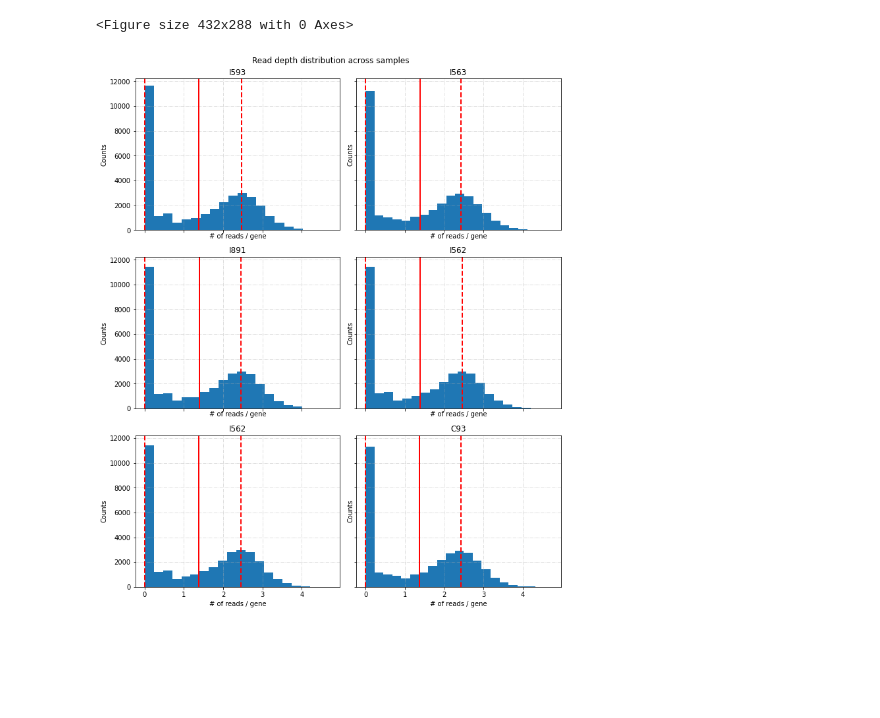
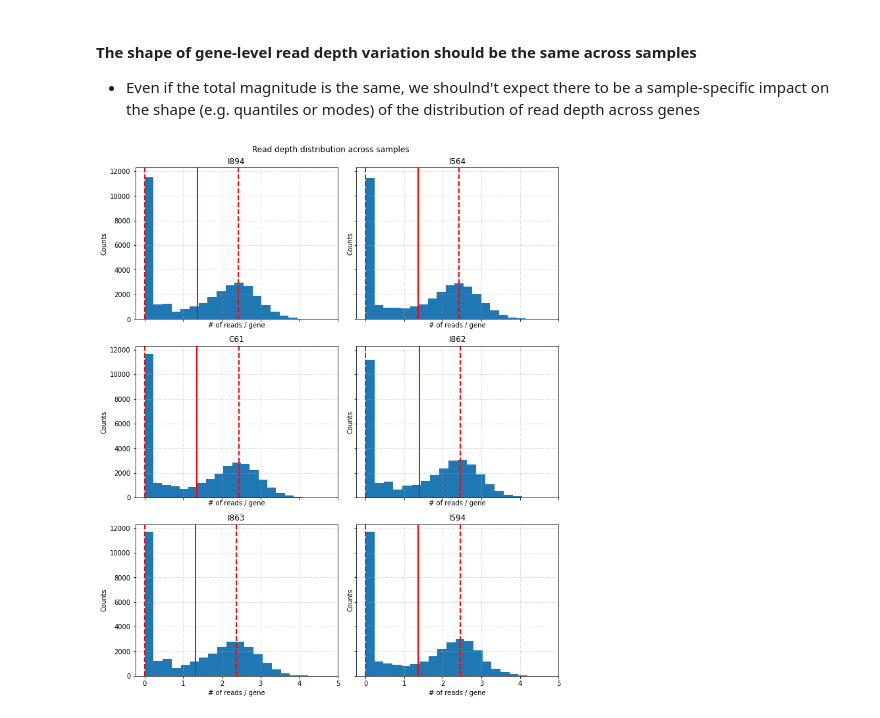
Before and after one commit to ssoi/sameersoi.com, a Jupyter notebook: content/bayesian_workflow_rna-seq.ipynb, the cells around one changed output. Drawn from its saved outputs; the diff is of its cells as text; code cells hidden in the pictures; blank space fills up the shorter version.

```diff
--- a/content/bayesian_workflow_rna-seq.ipynb
+++ b/content/bayesian_workflow_rna-seq.ipynb
@@ -73,23 +102,23 @@ rnaseq_df.iloc[0:5, 0:5]
+# %% [markdown]
+#### The shape of gene-level read depth variation should be the same across samples
+* Even if the total magnitude is the same, we shoulnd't expect there to be a sample-specific impact on the shape (e.g. quantiles or modes) of the distribution of read depth across genes
 # %%
-plt.figure()
-
 fig, axes = plt.subplots(3, 2, figsize=(10, 12), sharey=True, sharex=True)
 fig.suptitle("Read depth distribution across samples")
 
 samples_to_plot = np.random.choice(rnaseq_df["sample_id"], size=6)
 
 for idx, ax in enumerate(chain(*axes)):
     sample = samples_to_plot[idx]
     log_read_depth = np.log10(1 + rnaseq_df.query("sample_id == @sample")[gene_cols].values.flatten())
     ax.hist(log_read_depth, density=False, bins=20)
     ax.axvline(log_read_depth.mean(), linewidth=2, color="red")
     for iqr in np.quantile(log_read_depth, [0.25, 0.75]):
         ax.axvline(iqr, linewidth=2, color="red", linestyle="--")
     ax.grid(alpha=0.5, linestyle="-.")
     ax.set_title(sample)
     ax.set_ylabel("Counts")
     ax.set_xlabel("# of reads / gene")
 plt.tight_layout()
 # %% [output]
-<Figure size 432x288 with 0 Axes>
-[figure, old version]
+[figure, new version]
```
Also changed, not shown: parts of 30 cells of this notebook.
